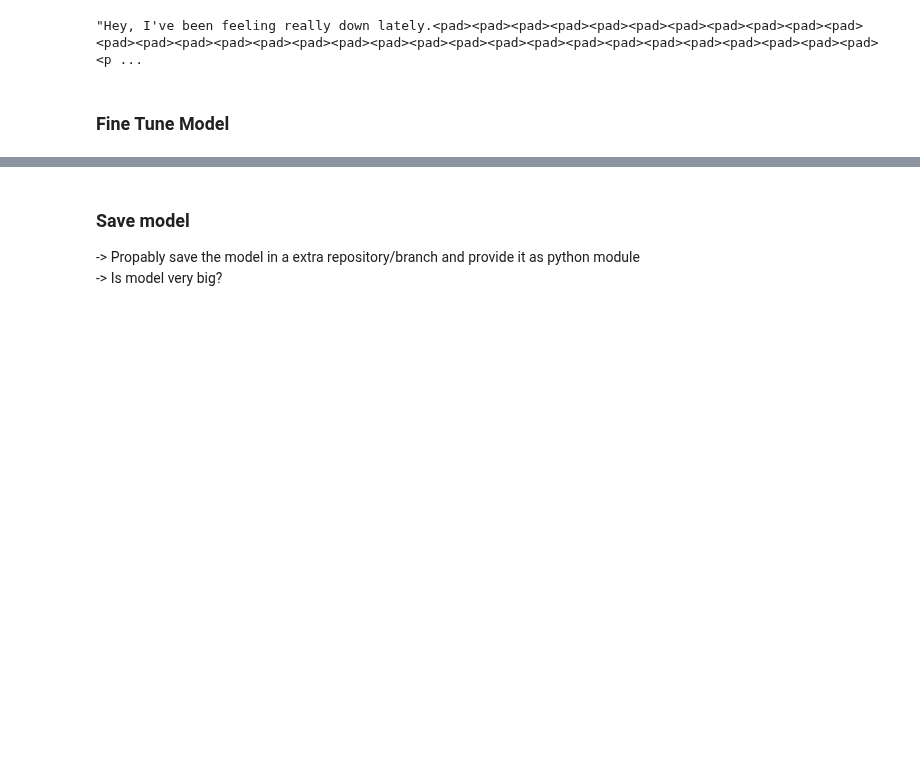
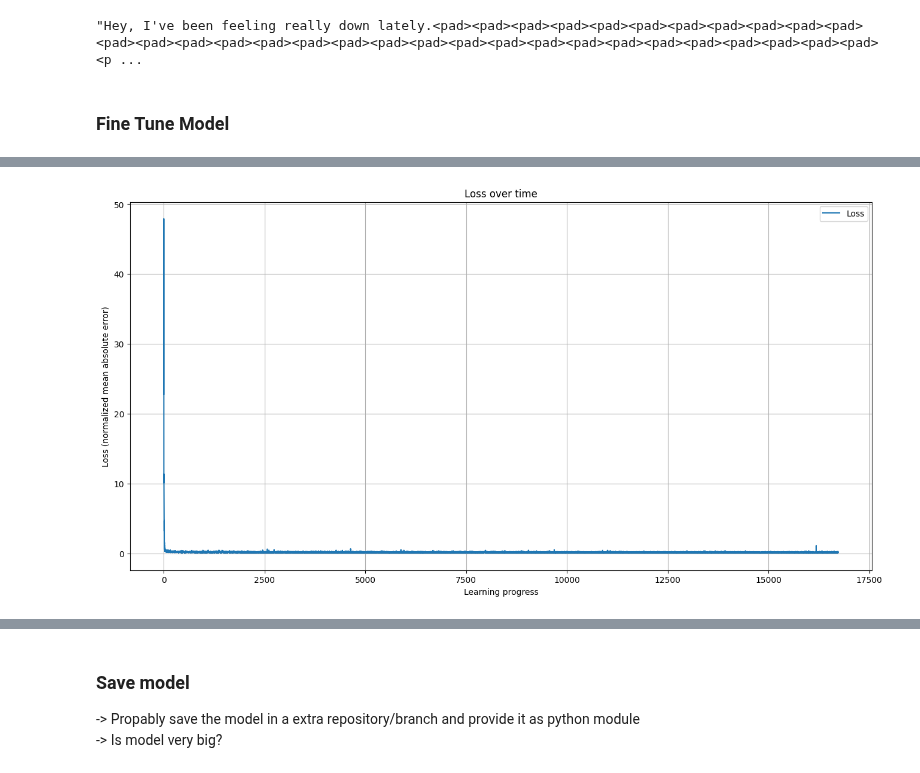
Before and after one commit to xXAI-botXx/Calm-GPT, a Jupyter notebook: train_V4.ipynb, the cells around one changed output, grey strips where cells are left out. Cells and saved outputs as stored; diff of their text form; code cells hidden in the pictures; blank space fills up the shorter version.

```diff
--- a/train_V4.ipynb
+++ b/train_V4.ipynb
@@ -499,0 +530,12 @@ with open("./result_per_epoch.txt", "w") as f:
+# %%
+# plot loss
+OFFSET = 0
+fig, ax = plt.subplots(1, 1, figsize=(16, 8))
+ax.plot(np.arange(len(loss_hist)-OFFSET), loss_hist[OFFSET:], label='Loss')
+ax.set_xlabel('Learning progress')
+ax.set_ylabel('Loss (normalized mean absolute error)')
+ax.set_title('Loss over time')
+ax.legend()
+ax.grid()
+# %% [output]
+[figure, added]
```
Also changed, not shown: parts of 4 cells of this notebook.
